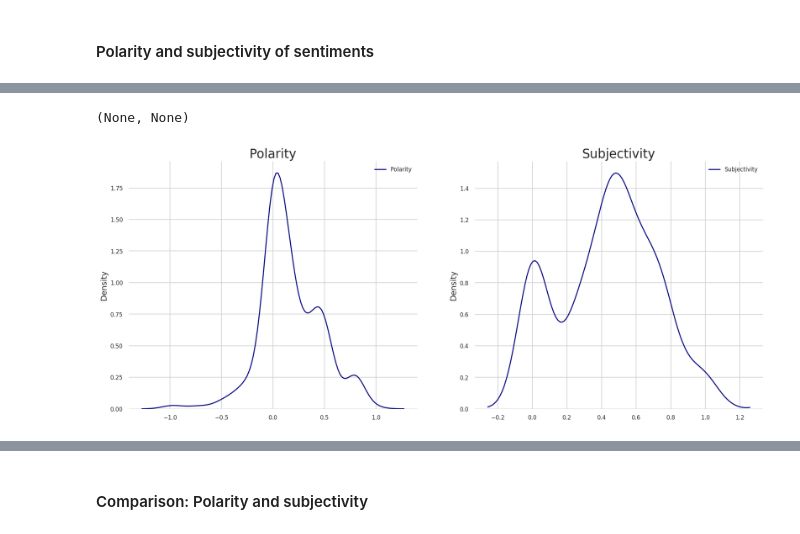
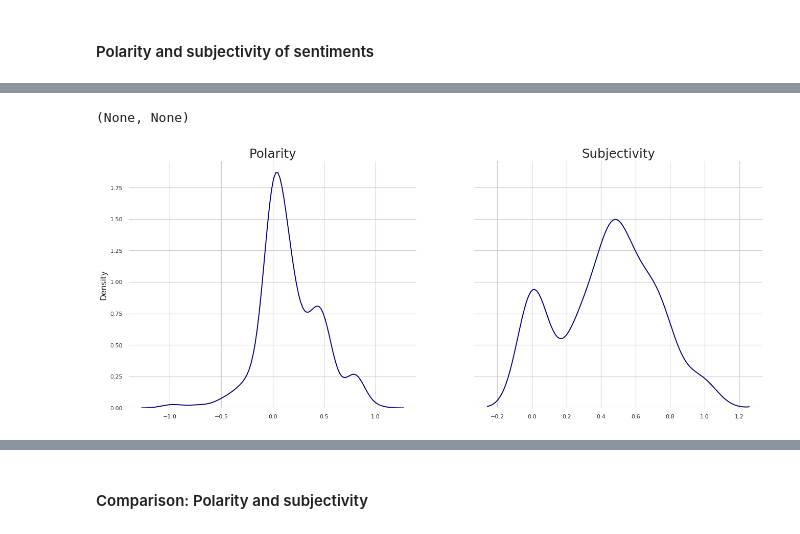
Before and after one commit to wildlyclassyprince/data-playground, a Jupyter notebook: trump_tweets/trump_tweets.ipynb, the cells around one changed output, grey strips where cells are left out. Drawn from its saved outputs; the diff is of its cells as text; code cells hidden in the pictures.

```diff
--- a/trump_tweets/trump_tweets.ipynb
+++ b/trump_tweets/trump_tweets.ipynb
@@ -559,12 +593,12 @@ polarity_and_subjectivity(df=df, column='text')
 # %%
 # Plotting
-f, (ax1, ax2) = plt.subplots(1, 2, figsize=(20, 8), dpi=120)
-sns.distplot(df['polarity'], label='Polarity', ax=ax1, color='navy', hist=False)
-sns.distplot(df['subjectivity'], label='Subjectivity', ax=ax2, color='navy', hist=False)
+f, (ax1, ax2) = plt.subplots(1, 2, figsize=(20, 8), dpi=80, sharey=True)
+sns.distplot(df['polarity'], ax=ax1, color='navy', hist=False)
+sns.distplot(df['subjectivity'], ax=ax2, color='navy', hist=False)
 ax1.set_title('Polarity', fontsize=22), ax2.set_title('Subjectivity', fontsize=22)
-ax1.set_ylabel('Density', fontsize=14), ax2.set_ylabel('Density', fontsize=14)
+ax1.set_ylabel('Density', fontsize=14)
 ax1.set_xlabel(''), ax2.set_xlabel('')
 ax1.grid(), ax2.grid()
 # %% [output]
 (None, None)
-[figure, old version]
+[figure, new version]
```
Also changed, not shown: parts of 16 cells of this notebook.
